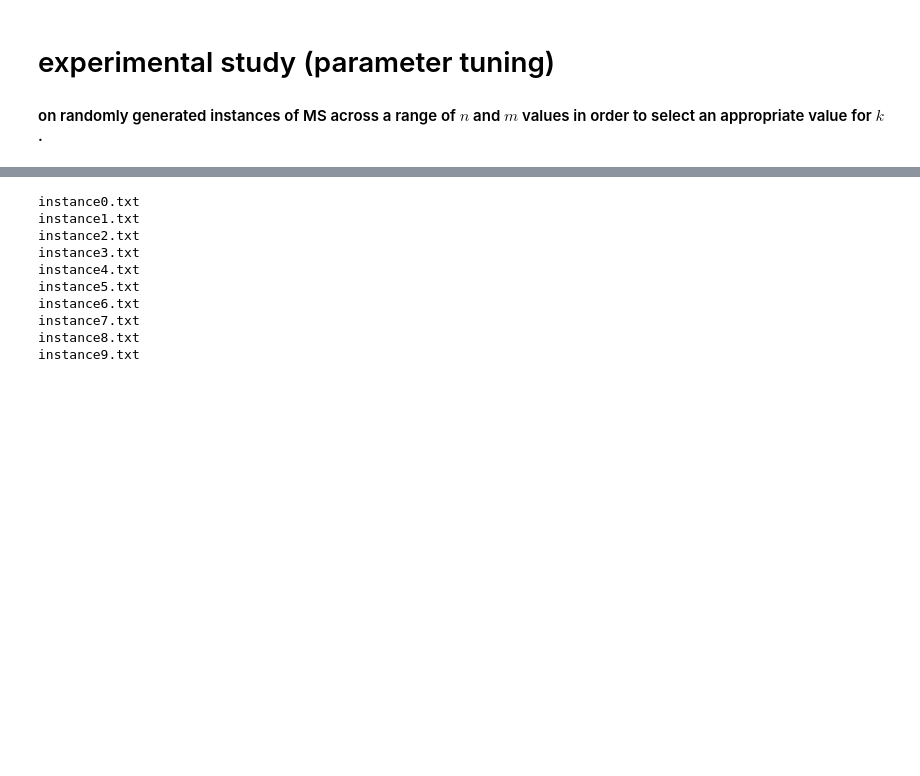
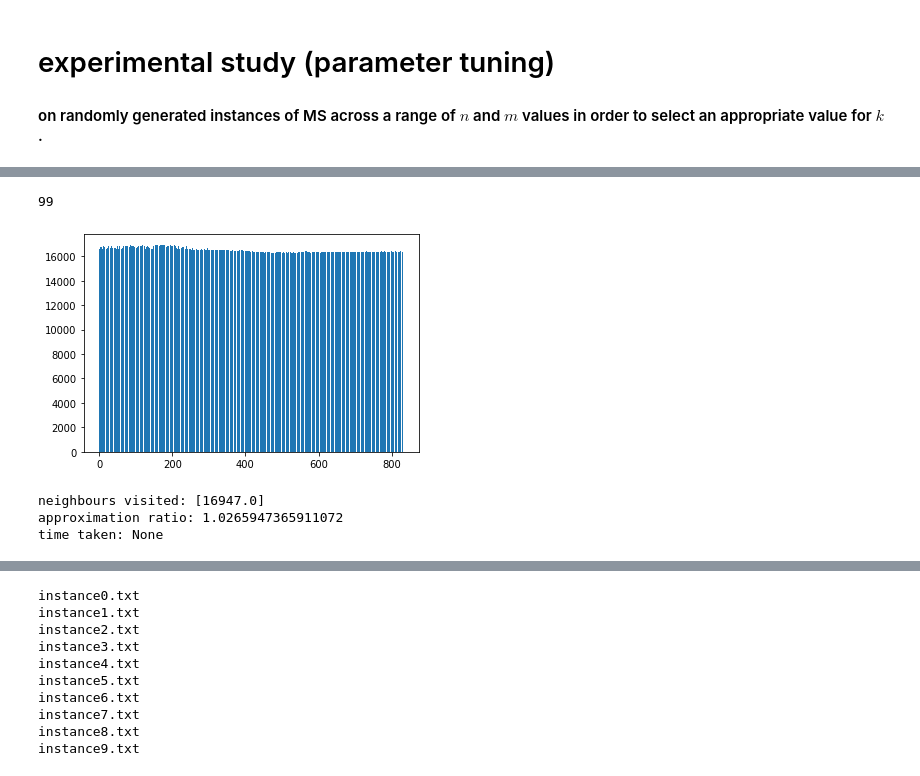
Before and after one commit to Swanchris/AAH-Group-Project, a Jupyter notebook: GLS_parameter_tuning.ipynb, the cells around one changed output, grey strips where cells are left out. Cells and saved outputs as stored; diff of their text form; code cells hidden in the pictures; blank space fills up the shorter version.

```diff
--- a/GLS_parameter_tuning.ipynb
+++ b/GLS_parameter_tuning.ipynb
@@ -137,0 +239,14 @@ time taken: None
+# %%
+len(instances)
+# %% [output]
+99
+# %%
+set_inst(instances[98])
+A = agent()
+A.generateGreedySolution()
+A.print_results()
+# %% [output]
+[figure, added]
+neighbours visited: [16947.0]
+approximation ratio: 1.0265947365911072
+time taken: None
```
Also changed, not shown: parts of 23 cells of this notebook, 10 other files.
